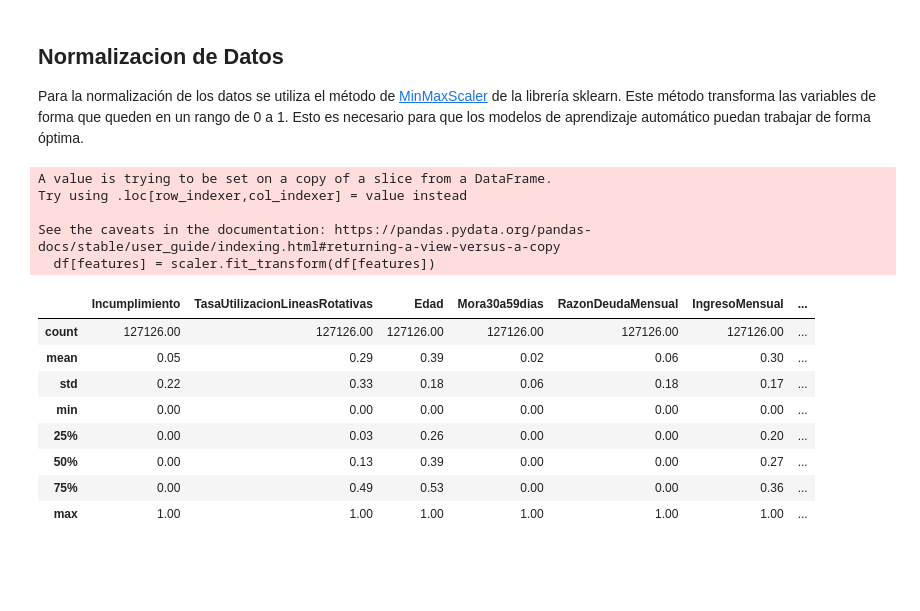
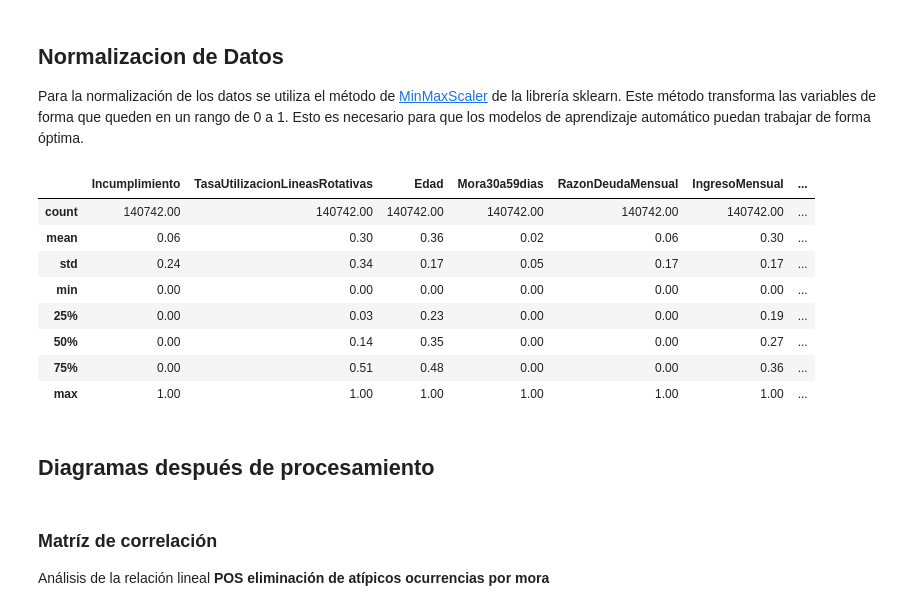
Before and after one commit to 00Fede/givemesomecredit, a Jupyter notebook: Preprocessing.ipynb, the cells around one changed output. Cells and saved outputs as stored; diff of their text form; code cells hidden in the pictures; blank space fills up the shorter version.

```diff
--- a/Preprocessing.ipynb
+++ b/Preprocessing.ipynb
@@ -610,3 +560,7 @@ Al eliminar los valores atípicos de las variables temporales `Mora30a59dias` y
+# %%
+#Lista de variables numéricas
+features = d.columns.tolist()
+features.remove('Incumplimiento')
 # %% [markdown]
 ## **Atípicos utilizando LOF**
 # %% [markdown]
@@ -697,21 +651,21 @@ Para la normalización de los datos se utiliza el método de [MinMaxScaler](http
 # %%
 # normalize data
 scaler = MinMaxScaler()
-df[features] = scaler.fit_transform(df[features])
+d[features] = scaler.fit_transform(d[features])
 
-df.describe()
+d.describe()
 # %% [output]
-A value is trying to be set on a copy of a slice from a DataFrame.
-Try using .loc[row_indexer,col_indexer] = value instead
-
-See the caveats in the documentation: https://pandas.pydata.org/pandas-docs/stable/user_guide/indexing.html#returning-a-view-versus-a-copy
-  df[features] = scaler.fit_transform(df[features])
 |  | Incumplimiento | TasaUtilizacionLineasRotativas | Edad | Mora30a59dias | RazonDeudaMensual | IngresoMensual | ... |
-| count | 127126.00 | 127126.00 | 127126.00 | 127126.00 | 127126.00 | 127126.00 | ... |
-| mean | 0.05 | 0.29 | 0.39 | 0.02 | 0.06 | 0.30 | ... |
-| std | 0.22 | 0.33 | 0.18 | 0.06 | 0.18 | 0.17 | ... |
+| count | 140742.00 | 140742.00 | 140742.00 | 140742.00 | 140742.00 | 140742.00 | ... |
+| mean | 0.06 | 0.30 | 0.36 | 0.02 | 0.06 | 0.30 | ... |
+| std | 0.24 | 0.34 | 0.17 | 0.05 | 0.17 | 0.17 | ... |
 | min | 0.00 | 0.00 | 0.00 | 0.00 | 0.00 | 0.00 | ... |
-| 25% | 0.00 | 0.03 | 0.26 | 0.00 | 0.00 | 0.20 | ... |
-| 50% | 0.00 | 0.13 | 0.39 | 0.00 | 0.00 | 0.27 | ... |
-| 75% | 0.00 | 0.49 | 0.53 | 0.00 | 0.00 | 0.36 | ... |
+| 25% | 0.00 | 0.03 | 0.23 | 0.00 | 0.00 | 0.19 | ... |
+| 50% | 0.00 | 0.14 | 0.35 | 0.00 | 0.00 | 0.27 | ... |
+| 75% | 0.00 | 0.51 | 0.48 | 0.00 | 0.00 | 0.36 | ... |
 | max | 1.00 | 1.00 | 1.00 | 1.00 | 1.00 | 1.00 | ... |
+# %% [markdown]
+## Diagramas después de procesamiento
+# %% [markdown]
+### Matríz de correlación
+Análisis de la relación lineal **POS eliminación de atípicos ocurrencias por mora**
```
Also changed, not shown: parts of 22 cells of this notebook, 1 other file.
